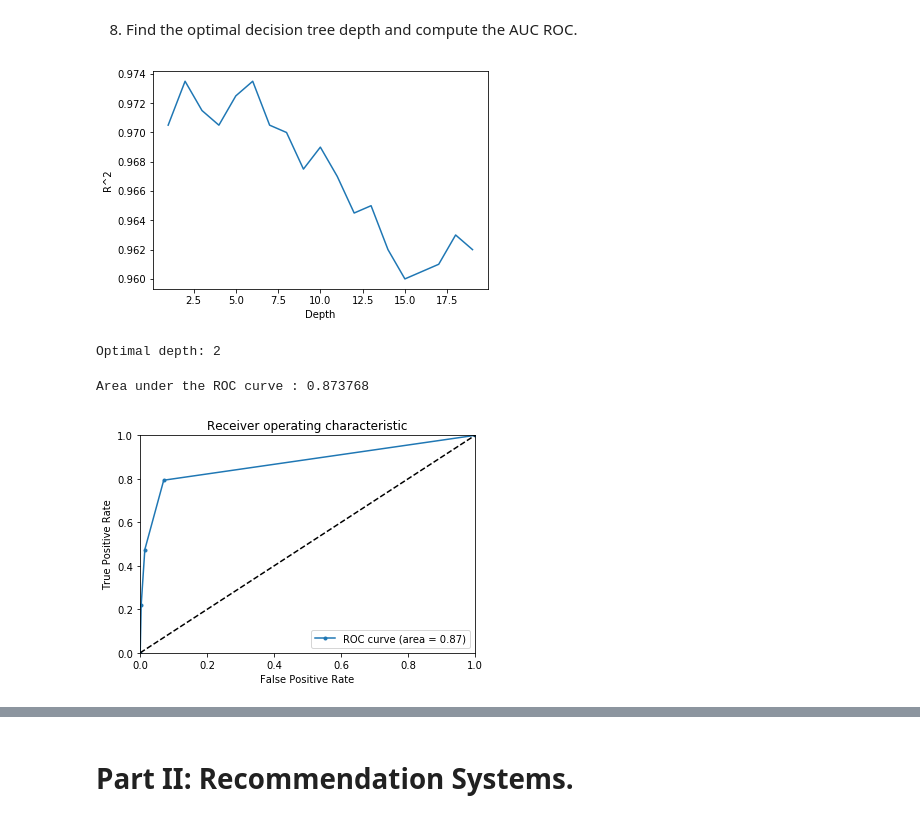
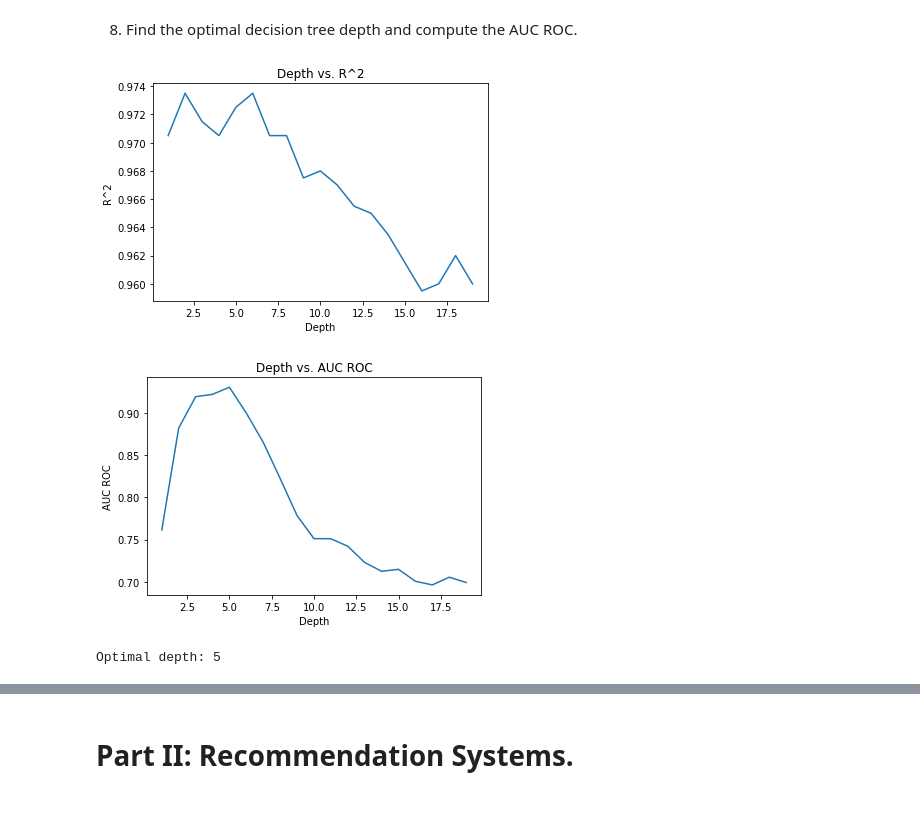
Before and after one commit to Columbia-Intro-Data-Science/python-introduction-kathyyli, a Jupyter notebook: Homework 3 - Classification.ipynb, the cells around one changed output, grey strips where cells are left out. Saved outputs shown, nothing was run; the diff lists cells and outputs as text; code cells hidden in the pictures.

```diff
--- a/Homework 3 - Classification.ipynb
+++ b/Homework 3 - Classification.ipynb
@@ -406,0 +301,15 @@ Area under the ROC curve : 0.974672
+# %%
+#can also use built in sklearn function
+from sklearn.model_selection import cross_val_score
+
+# cross validation
+regr = LogisticRegression(C=C_best, penalty='l2')
+regr.fit(X_train, y_train)
+
+scores = cross_val_score(regr, X_scaled, y, cv=5, scoring='roc_auc')
+print(scores)
+plt.bar(range(1,6),scores)
+plt.title('AUC ROC for each fold in 5-fold CV')
+plt.xlabel('Fold number')
+plt.ylabel('AUC ROC')
+plt.show()
@@ -427,16 +339,16 @@ from IPython.display import display, Image
 X = data[['balance', 'income', 'student_Yes']]
 y = data['default_Yes']
 
-scaler = StandardScaler()
-X_scaled = scaler.fit_transform(X)
-X_train, X_test, y_train, y_test = train_test_split(X_scaled, y, test_size=0.2, random_state=7)
+X_train, X_test, y_train, y_test = train_test_split(X, y, test_size=0.2, random_state=7)
 
-# Fit regression model
+# Fit decision tree classifier
 regr_0 = DecisionTreeClassifier(max_depth=5)
 regr_0.fit(X_train, y_train)
 
-y_pred = regr.predict(X_test)
-fpr, tpr, thresholds = roc_curve(y_test, y_pred)
+probas_ = regr_0.fit(X_train, y_train).predict_proba(X_test)
+
+fpr, tpr, thresholds = roc_curve(y_test, probas_[:, 1])
 roc_auc = auc(fpr, tpr)
+
 generate_ROCplot(fpr,tpr,'LR',roc_auc)
 # %% [output]
@@ -484,37 +396,43 @@ Image(graph.create_png())
 # %%
 #check for different tree depths
 train_errors=[]
 test_errors=[]
 scores=[]
 auc_rocs = []
 
 depths = range(1,20)
 for n in depths:
     regr = DecisionTreeClassifier(max_depth=n)
+
     # Train the model using the training sets
     regr.fit(X_train, y_train)
     train_errors.append(regr.score(X_train,y_train))
     scores.append(regr.score(X_test,y_test))
-    fpr, tpr, thresholds = roc_curve(y_test, y_pred)
+
+    probas_ = regr.fit(X_train, y_train).predict_proba(X_test)
+
+    fpr, tpr, thresholds = roc_curve(y_test, probas_[:, 1])
     roc_auc = auc(fpr, tpr)
+
     auc_rocs.append(roc_auc)
 
 plt.ylabel('R^2')
 plt.xlabel('Depth')
+plt.title('Depth vs. R^2')
 plt.plot(depths,scores)
 plt.show()
 
+plt.ylabel('AUC ROC')
+plt.xlabel('Depth')
+plt.title('Depth vs. AUC ROC')
+plt.plot(depths,auc_rocs)
+plt.show()
+
 test_errors=scores
-n_opt=depths[np.argmax(scores)]
+n_opt=depths[np.argmax(auc_rocs)]
 
 print('Optimal depth: ' + str(n_opt))
 # %% [output]
-[figure, old version]
+[figure, new version]
+[figure, added]
-Optimal depth: 2
+Optimal depth: 5
-# %%
-#compute AUC ROC
-fpr,tpr,roc_auc, thresholds = generate_auc(X,y,DecisionTreeClassifier,max_depth=n_opt)
-generate_ROCplot(fpr,tpr,'LR',roc_auc)
-# %% [output]
-Area under the ROC curve : 0.873768
-[figure, removed]
```
Also changed, not shown: parts of 23 cells of this notebook.
